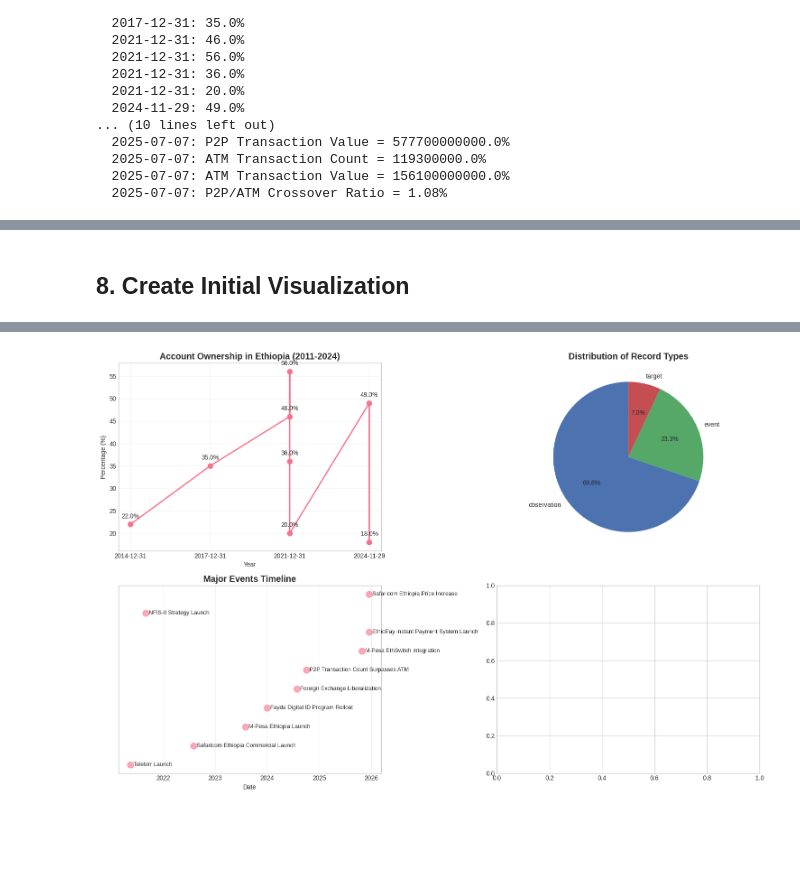
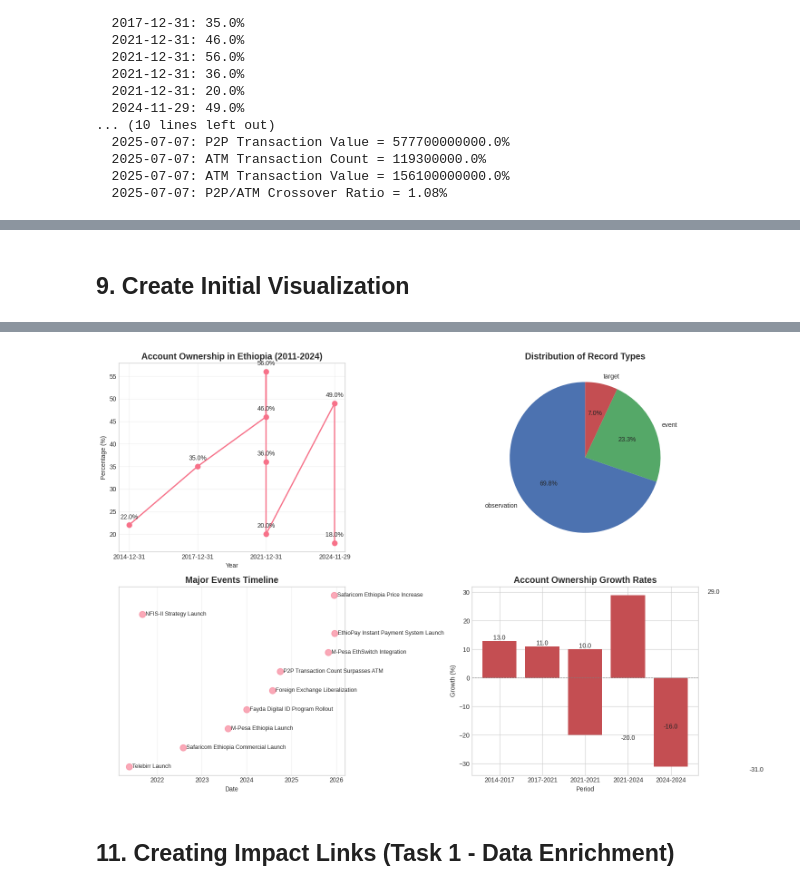
Before and after one commit to hann2004/ethiopia-fi-forecast, a Jupyter notebook: notebooks/01_data_exploration.ipynb, the cells around one changed output, grey strips where cells are left out. Drawn from its saved outputs; the diff is of its cells as text; code cells hidden in the pictures; blank space fills up the shorter version.

Commit message:
creating imact_link event and completing task-1

```diff
--- a/notebooks/01_data_exploration.ipynb
+++ b/notebooks/01_data_exploration.ipynb
@@ -347,5 +389,5 @@ CORE FINDEX INDICATORS
 # %% [markdown]
-## 8. Create Initial Visualization
+## 9. Create Initial Visualization
 # %%
 # Plot the Account Ownership trend
 fig, axes = plt.subplots(2, 2, figsize=(15, 10))
@@ -400,39 +442,47 @@ if not events.empty:
         ax3.grid(True, alpha=0.3)
 
 # In Plot 4: The Paradox Visualization
+ax4 = axes[1, 1]
 if not account_obs.empty:
     # Calculate growth rates
     account_obs_sorted = account_obs.sort_values('observation_date')
-
-    # ADD .values AT THE END OF THIS LINE
     years = account_obs_sorted['observation_date'].astype(str).str[:4].astype(int).values
     values = account_obs_sorted['value_numeric'].values
-
     growth_rates = []
     periods = []
     for i in range(1, len(values)):
         growth = values[i] - values[i-1]
         growth_rates.append(growth)
         periods.append(f"{years[i-1]}-{years[i]}")
+    # Plot the growth rates as a bar plot
+    ax4.bar(periods, growth_rates, color='#C44E52')
+    ax4.set_title('Account Ownership Growth Rates', fontsize=14, fontweight='bold')
+    ax4.set_xlabel('Period')
+    ax4.set_ylabel('Growth (%)')
+    ax4.axhline(0, color='gray', linewidth=0.8, linestyle='--')
+    for i, v in enumerate(growth_rates):
+        ax4.text(i, v, f"{v:.1f}", ha='center', va='bottom' if v >= 0 else 'top', fontsize=10)
 
 plt.tight_layout()
 plt.show()
 # %% [output]
 INFO:matplotlib.category:Using categorical units to plot a list of strings that are all parsable as floats or dates. If these strings should be plotted as numbers, cast to the appropriate data type be ...
 INFO:matplotlib.category:Using categorical units to plot a list of strings that are all parsable as floats or dates. If these strings should be plotted as numbers, cast to the appropriate data type be ...
 INFO:matplotlib.category:Using categorical units to plot a list of strings that are all parsable as floats or dates. If these strings should be plotted as numbers, cast to the appropriate data type be ...
 INFO:matplotlib.category:Using categorical units to plot a list of strings that are all parsable as floats or dates. If these strings should be plotted as numbers, cast to the appropriate data type be ...
 INFO:matplotlib.category:Using categorical units to plot a list of strings that are all parsable as floats or dates. If these strings should be plotted as numbers, cast to the appropriate data type be ...
 INFO:matplotlib.category:Using categorical units to plot a list of strings that are all parsable as floats or dates. If these strings should be plotted as numbers, cast to the appropriate data type be ...
 INFO:matplotlib.category:Using categorical units to plot a list of strings that are all parsable as floats or dates. If these strings should be plotted as numbers, cast to the appropriate data type be ...
 INFO:matplotlib.category:Using categorical units to plot a list of strings that are all parsable as floats or dates. If these strings should be plotted as numbers, cast to the appropriate data type be ...
 INFO:matplotlib.category:Using categorical units to plot a list of strings that are all parsable as floats or dates. If these strings should be plotted as numbers, cast to the appropriate data type be ...
 INFO:matplotlib.category:Using categorical units to plot a list of strings that are all parsable as floats or dates. If these strings should be plotted as numbers, cast to the appropriate data type be ...
 INFO:matplotlib.category:Using categorical units to plot a list of strings that are all parsable as floats or dates. If these strings should be plotted as numbers, cast to the appropriate data type be ...
 INFO:matplotlib.category:Using categorical units to plot a list of strings that are all parsable as floats or dates. If these strings should be plotted as numbers, cast to the appropriate data type be ...
 ... (66 lines left out)
 INFO:matplotlib.category:Using categorical units to plot a list of strings that are all parsable as floats or dates. If these strings should be plotted as numbers, cast to the appropriate data type be ...
 INFO:matplotlib.category:Using categorical units to plot a list of strings that are all parsable as floats or dates. If these strings should be plotted as numbers, cast to the appropriate data type be ...
 INFO:matplotlib.category:Using categorical units to plot a list of strings that are all parsable as floats or dates. If these strings should be plotted as numbers, cast to the appropriate data type be ...
 INFO:matplotlib.category:Using categorical units to plot a list of strings that are all parsable as floats or dates. If these strings should be plotted as numbers, cast to the appropriate data type be ...
-[figure, old version]
+[figure, new version]
+# %% [markdown]
+## 11. Creating Impact Links (Task 1 - Data Enrichment)
```
Also changed, not shown: parts of 10 cells of this notebook, 5 other files.
